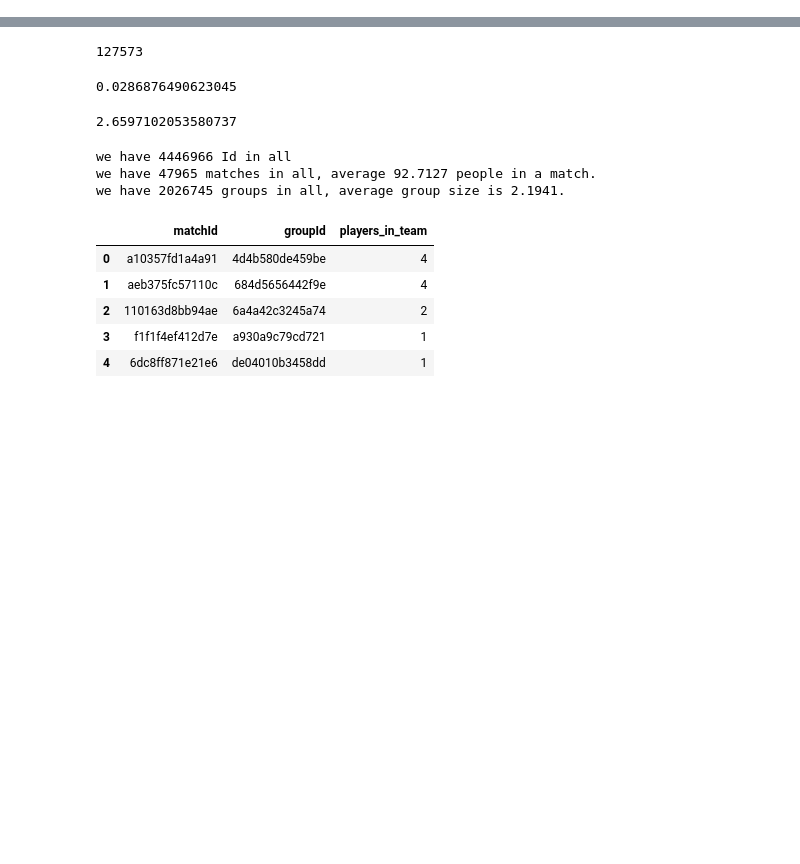
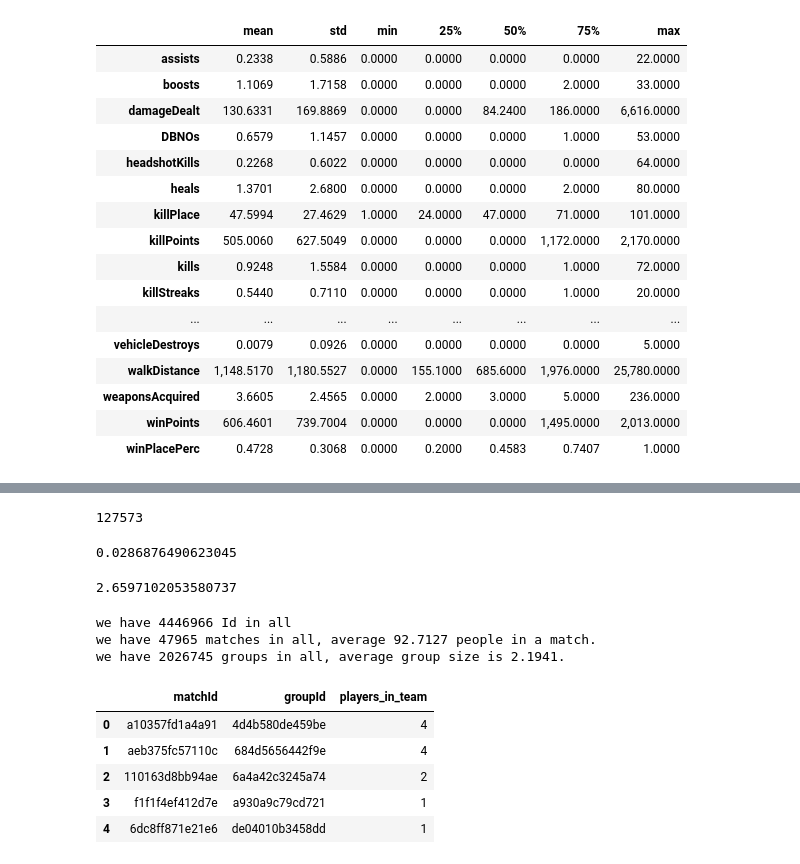
Before and after one commit to Jace-Zhang/Python-Kaggle, a Jupyter notebook: PUBG1/EDA-for-PUBG.ipynb, the cells around one changed output, grey strips where cells are left out. Drawn from its saved outputs; the diff is of its cells as text; code cells hidden in the pictures; blank space fills up the shorter version.

```diff
--- a/PUBG1/EDA-for-PUBG.ipynb
+++ b/PUBG1/EDA-for-PUBG.ipynb
@@ -9,2 +19,34 @@ pd.set_option('max_columns',1000)
+# %%
+# Memory saving function credit to https://www.kaggle.com/gemartin/load-data-reduce-memory-usage
+def reduce_mem_usage(df):
+    "iterate through all the columns of a dataframe and modify the data type to reduce memory usage."
+    start_mem = df.memory_usage().sum() / 1024**2
+
+    for col in df.columns:
+        col_type = df[col].dtype
+
+        if col_type != object:
+            c_min = df[col].min()
+            c_max = df[col].max()
+            if str(col_type)[:3] == 'int':
+                if c_min > np.iinfo(np.int8).min and c_max < np.iinfo(np.int8).max:
+                    df[col] = df[col].astype(np.int8)
+                elif c_min > np.iinfo(np.int16).min and c_max < np.iinfo(np.int16).max:
+                    df[col] = df[col].astype(np.int16)
+                elif c_min > np.iinfo(np.int32).min and c_max < np.iinfo(np.int32).max:
+                    df[col] = df[col].astype(np.int32)
+                elif c_min > np.iinfo(np.int64).min and c_max < np.iinfo(np.int64).max:
+                    df[col] = df[col].astype(np.int64)
+            else:
+                if c_min > np.finfo(np.float32).min and c_max < np.finfo(np.float32).max:
+                    df[col] = df[col].astype(np.float32)
+                else:
+                    df[col] = df[col].astype(np.float64)
+
+    end_mem = df.memory_usage().sum() / 1024**2
+    print('Memory usage of dataframe is {:.2f} MB --> {:.2f} MB (Decreased by {:.1f}%)'.format(
+        start_mem, end_mem, 100 * (start_mem - end_mem) / start_mem))
+    return df
 # %%
 train = pd.read_csv('/Users/zhangyanpeng/Desktop/PUBG/pubg-finish-placement-prediction/train_V2.csv')
+train = reduce_mem_usage(train)
@@ -44,3 +75,23 @@ train.describe()
+# %%
+train.describe(include=np.number).drop('count').T
+# %% [output]
+|  | mean | std | min | 25% | 50% | 75% | max |
+| assists | 0.2338 | 0.5886 | 0.0000 | 0.0000 | 0.0000 | 0.0000 | 22.0000 |
+| boosts | 1.1069 | 1.7158 | 0.0000 | 0.0000 | 0.0000 | 2.0000 | 33.0000 |
+| damageDealt | 130.6331 | 169.8869 | 0.0000 | 0.0000 | 84.2400 | 186.0000 | 6,616.0000 |
+| DBNOs | 0.6579 | 1.1457 | 0.0000 | 0.0000 | 0.0000 | 1.0000 | 53.0000 |
+| headshotKills | 0.2268 | 0.6022 | 0.0000 | 0.0000 | 0.0000 | 0.0000 | 64.0000 |
+| heals | 1.3701 | 2.6800 | 0.0000 | 0.0000 | 0.0000 | 2.0000 | 80.0000 |
+| killPlace | 47.5994 | 27.4629 | 1.0000 | 24.0000 | 47.0000 | 71.0000 | 101.0000 |
+| killPoints | 505.0060 | 627.5049 | 0.0000 | 0.0000 | 0.0000 | 1,172.0000 | 2,170.0000 |
+| kills | 0.9248 | 1.5584 | 0.0000 | 0.0000 | 0.0000 | 1.0000 | 72.0000 |
+| killStreaks | 0.5440 | 0.7110 | 0.0000 | 0.0000 | 0.0000 | 1.0000 | 20.0000 |
+| ... | ... | ... | ... | ... | ... | ... | ... |
+| vehicleDestroys | 0.0079 | 0.0926 | 0.0000 | 0.0000 | 0.0000 | 0.0000 | 5.0000 |
+| walkDistance | 1,148.5170 | 1,180.5527 | 0.0000 | 155.1000 | 685.6000 | 1,976.0000 | 25,780.0000 |
+| weaponsAcquired | 3.6605 | 2.4565 | 0.0000 | 2.0000 | 3.0000 | 5.0000 | 236.0000 |
+| winPoints | 606.4601 | 739.7004 | 0.0000 | 0.0000 | 0.0000 | 1,495.0000 | 2,013.0000 |
+| winPlacePerc | 0.4728 | 0.3068 | 0.0000 | 0.2000 | 0.4583 | 0.7407 | 1.0000 |
 # %%
 train.head()
 # %% [output]
```
Also changed, not shown: parts of 4 cells of this notebook, 1 other file.
